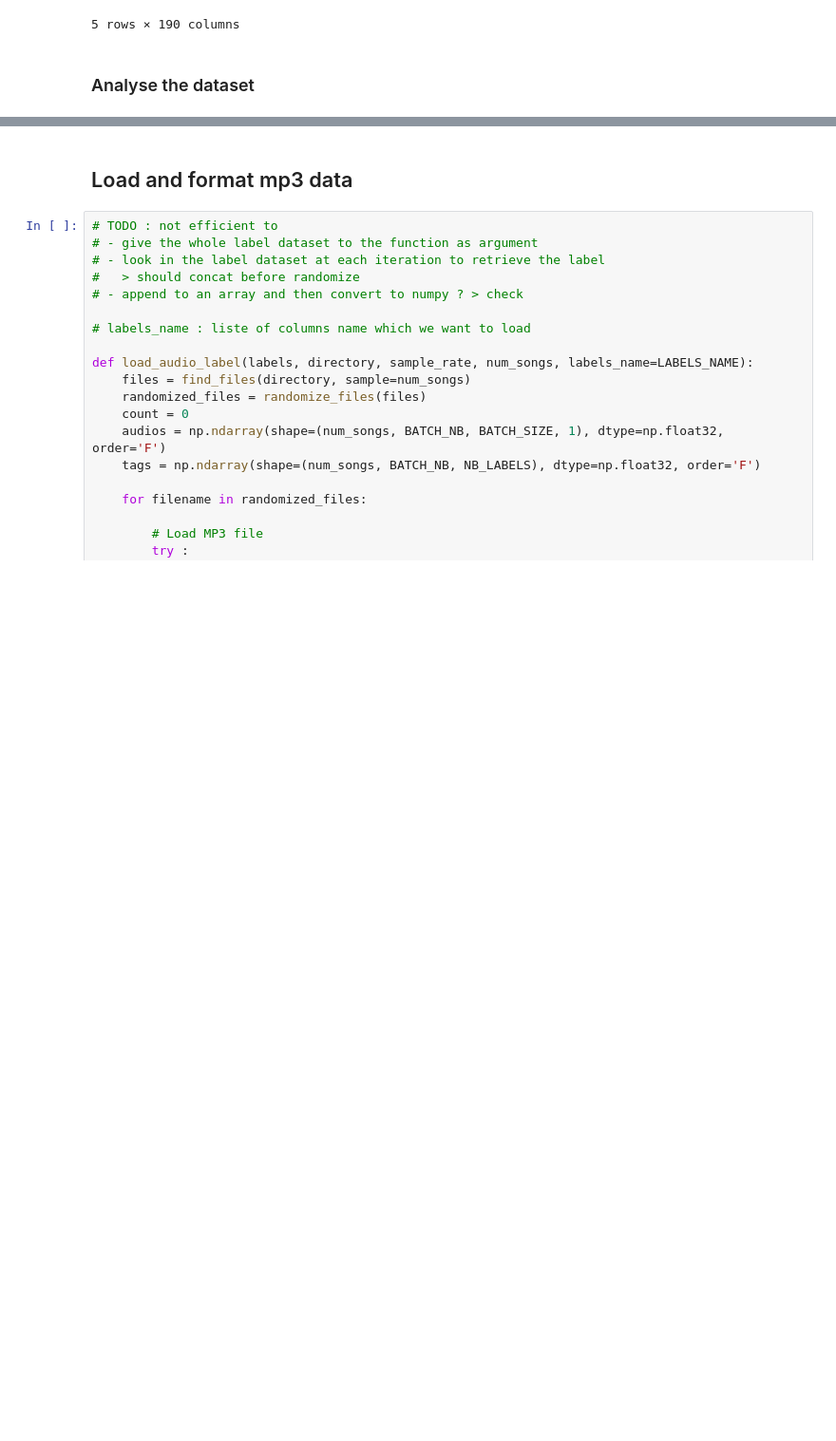
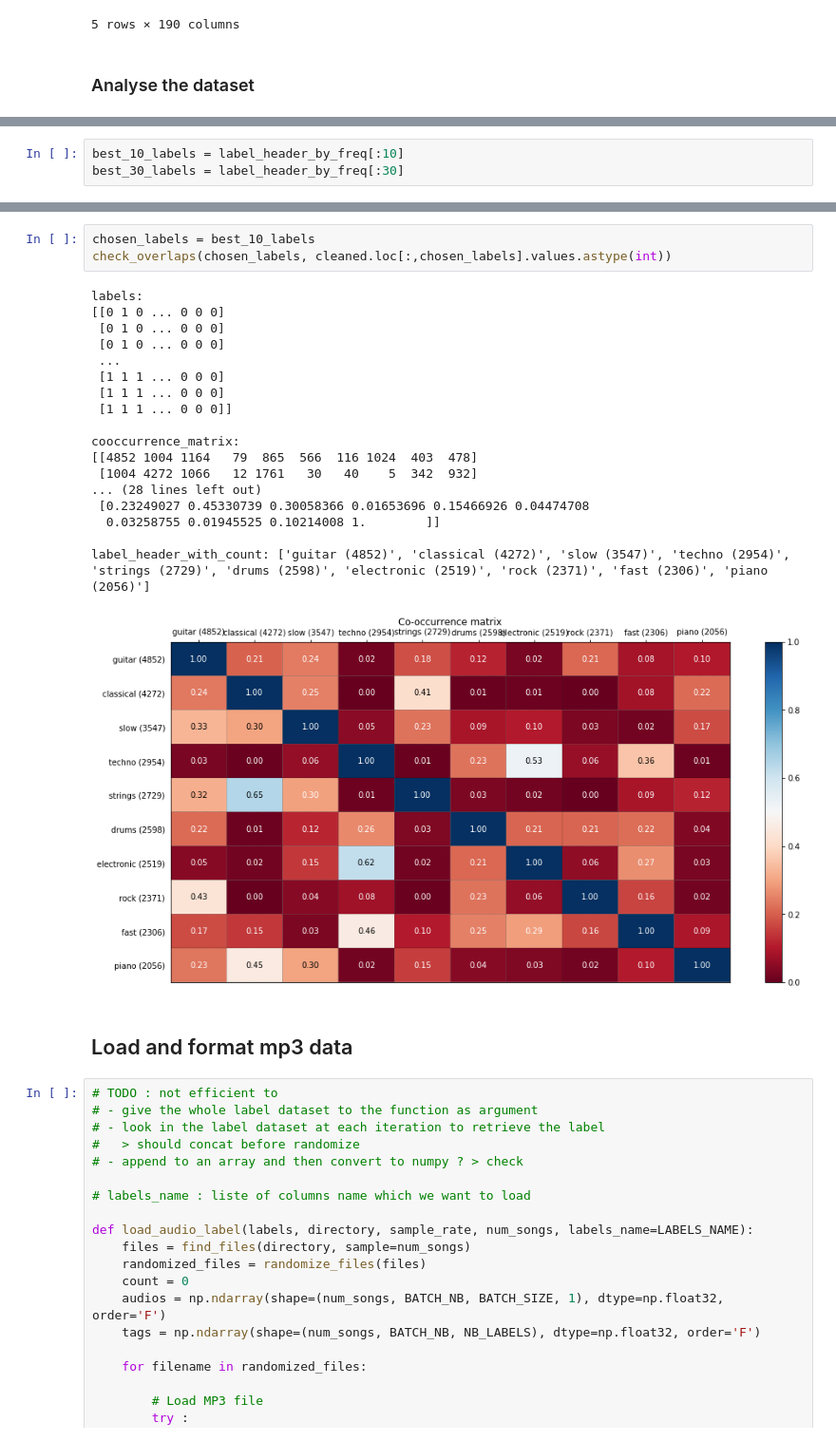
Before and after one commit to JustineWeb/pds, a Jupyter notebook: PDS.ipynb, the cells around one changed output, grey strips where cells are left out. Shown at 95% size. Saved outputs shown, nothing was run; the diff lists cells and outputs as text; blank space fills up the shorter version.

```diff
--- a/PDS.ipynb
+++ b/PDS.ipynb
@@ -210,2 +203,5 @@ for i in range(len(nb_song_per_label)) :
+# %%
+best_10_labels = label_header_by_freq[:10]
+best_30_labels = label_header_by_freq[:30]
 # %%
 print("Number of songs : " , cleaned.shape[0])
@@ -220,3 +338,25 @@ Max number of labels for a single song :  27
+# %%
+chosen_labels = best_10_labels
+check_overlaps(chosen_labels, cleaned.loc[:,chosen_labels].values.astype(int))
+# %% [output]
+labels:
+[[0 1 0 ... 0 0 0]
+ [0 1 0 ... 0 0 0]
+ [0 1 0 ... 0 0 0]
+ ...
+ [1 1 1 ... 0 0 0]
+ [1 1 1 ... 0 0 0]
+ [1 1 1 ... 0 0 0]]
+
+cooccurrence_matrix:
+[[4852 1004 1164   79  865  566  116 1024  403  478]
+ [1004 4272 1066   12 1761   30   40    5  342  932]
+... (28 lines left out)
+ [0.23249027 0.45330739 0.30058366 0.01653696 0.15466926 0.04474708
+  0.03258755 0.01945525 0.10214008 1.        ]]
+
+label_header_with_count: ['guitar (4852)', 'classical (4272)', 'slow (3547)', 'techno (2954)', 'strings (2729)', 'drums (2598)', 'electronic (2519)', 'rock (2371)', 'fast (2306)', 'piano (2056)']
+[figure, added]
 # %% [markdown]
 ## Load and format mp3 data
 # %%
```
Also changed, not shown: parts of 14 cells of this notebook.
